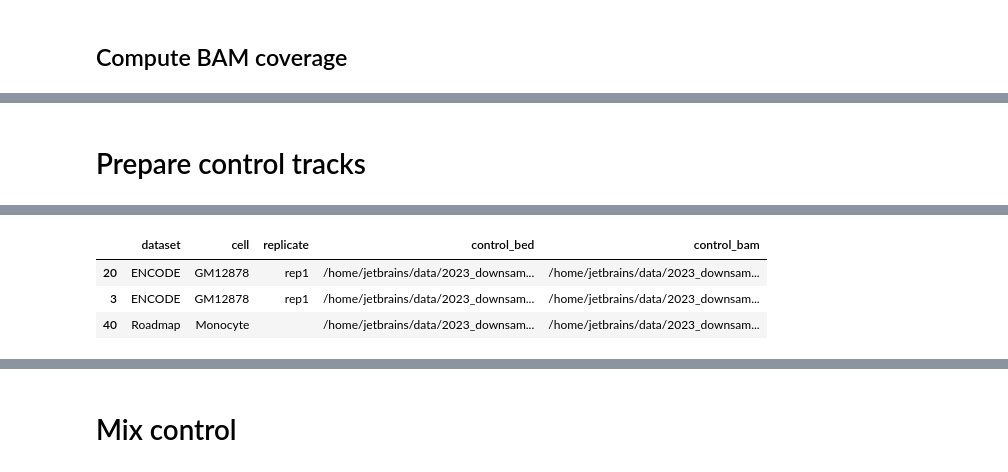
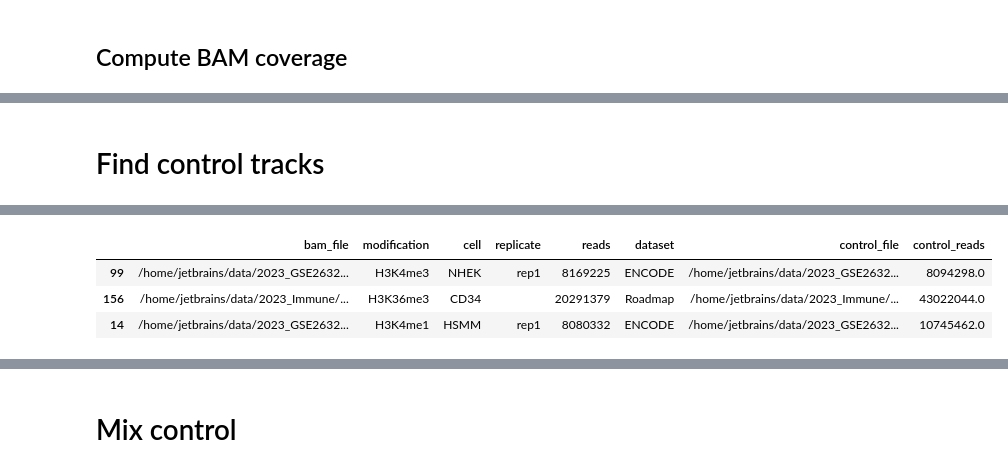
Before and after one commit to JetBrains-Research/peak-callers-analysis, a Jupyter notebook: 2023 - downsample_mix.ipynb, the cells around one changed output, grey strips where cells are left out. Saved outputs shown, nothing was run; the diff lists cells and outputs as text; code cells hidden in the pictures.

Commit message:
Analysis of full BAM downsampling and mixing on the limited number of cells.

```diff
--- a/2023 - downsample_mix.ipynb
+++ b/2023 - downsample_mix.ipynb
@@ -254,20 +251,0 @@ df_bam_beds = df_bams[df_bams['modification'] != 'Control'].copy()
-# %%
-DOWNSAMPLE_DIR = os.path.expanduser('~/data/2023_downsample')
-DOWNSAMPLE_FRACTIONS = [0.7, 0.5, 0.2, 0.1]
-# %%
-! mkdir -p {DOWNSAMPLE_DIR}/bed
-
-beds = []
-for _, (c, bam_file) in tqdm(df_bam_beds[['cell', 'bam_file']].iterrows()):
-    bed_file = f'{DOWNSAMPLE_DIR}/bed/{os.path.basename(bam_file).replace(".bam", "_chr1.bed")}'
-    # Limit cells
-    if c not in ['GM12878', 'K562', 'Huvec', 'TCell', 'BCell', 'Monocyte']:
-        beds.append(bed_file)
-        continue
-    print(bed_file)
-    beds.append(bed_file)
-    tab = '\t'
-    if not os.path.exists(bed_file):
-        ! bamToBed -i {bam_file} | grep "chr1{tab}" > {bed_file}
-df_bam_beds['bed_file'] = beds
-df_bam_beds.sample(3)
@@ -354,40 +252,38 @@ Signal /home/jetbrains/data/2023_downsample/bed/PBMC_H3K27me3_hg38_ENCFF670TYI_c
 # %% [markdown]
-# Prepare control tracks
+# Find control tracks
 # %%
 ! mkdir -p {DOWNSAMPLE_DIR}/bams
 controls = []
+control_reads = []
 
-for _, (ds, m, c, r, bam_file, bed_file) in tqdm(
-        df_bam_beds[['dataset', 'modification', 'cell', 'replicate', 'bam_file', 'bed_file']].iterrows()):
-    # Limit cells
-    if c not in ['GM12878', 'K562', 'Huvec', 'TCell', 'BCell', 'Monocyte']:
+for _, (ds, m, c, r) in tqdm(
+        df_bams[['dataset', 'modification', 'cell', 'replicate']].iterrows()):
+    if m == 'Control':
+        controls.append(None)
+        control_reads.append(None)
         continue
-    print(ds, m, c, r, bam_file, bed_file)
+    # # Limit cells
+    # if c not in ['GM12878', 'K562', 'Huvec', 'TCell', 'BCell', 'Monocyte']:
+    #     controls.append(None)
+    #     control_reads.append(None)
+    #     continue
+    print(ds, m, c, r)
     t = df_bams[(df_bams['dataset'] == ds) & (df_bams['modification'] == 'Control') & (df_bams['cell'] == c)]
     tr = t[t['replicate'] == r]
-    control_bam = None
+    bam, reads = None, None
     if len(tr) == 1:
-        control_bam = tr['bam_file'].values[0]
+        bam = tr['bam_file'].values[0]
+        reads = tr['reads'].values[0]
     elif len(t) == 1:
-        control_bam = t['bam_file'].values[0]
-    if control_bam is None:
+        bam = t['bam_file'].values[0]
+        reads = t['reads'].values[0]
+    controls.append(bam)
+    control_reads.append(reads)
+    if bam is None:
         print('No control', ds, m, c, r)
-        display(t)
         continue
 
-    control_name = os.path.basename(control_bam)
-    control_bed = f'{DOWNSAMPLE_DIR}/bed/{control_name.replace(".bam", "_chr1.bed")}'
-    tab = '\t'
-    if not os.path.exists(control_bed):
-        print(f'Creating {control_bed}')
-        ! bamToBed -i {control_bam} | grep "chr1{tab}" > {control_bed}
-    control_bam = f'{DOWNSAMPLE_DIR}/bams/{control_name}'
-    if not os.path.exists(control_bam):
-        print(f'Creating {control_bam}')
-        ! bedToBam -i {control_bed} -g {DOWNSAMPLE_DIR}/hg38.chrom.sizes > {control_bam}
-    controls.append((ds, c, r, control_bed, control_bam))
-
-df_controls = pd.DataFrame(controls, columns=['dataset', 'cell', 'replicate', 'control_bed', 'control_bam'])
-del controls
-df_controls.sample(3)
+df_bams['control_file'] = controls
+df_bams['control_reads'] = control_reads
+df_bams.sample(3)
 # %% [output]
@@ -411,4 +307,4 @@ Roadmap H3K27ac Monocyte  /home/jetbrains/data/2023_Immune/bams/Monocyte_H3K27ac
-|  | dataset | cell | replicate | control_bed | control_bam |
-| 20 | ENCODE | GM12878 | rep1 | /home/jetbrains/data/2023_downsam... | /home/jetbrains/data/2023_downsam... |
-| 3 | ENCODE | GM12878 | rep1 | /home/jetbrains/data/2023_downsam... | /home/jetbrains/data/2023_downsam... |
-| 40 | Roadmap | Monocyte |  | /home/jetbrains/data/2023_downsam... | /home/jetbrains/data/2023_downsam... |
+|  | bam_file | modification | cell | replicate | reads | dataset | control_file | control_reads |
+| 99 | /home/jetbrains/data/2023_GSE2632... | H3K4me3 | NHEK | rep1 | 8169225 | ENCODE | /home/jetbrains/data/2023_GSE2632... | 8094298.0 |
+| 156 | /home/jetbrains/data/2023_Immune/... | H3K36me3 | CD34 |  | 20291379 | Roadmap | /home/jetbrains/data/2023_Immune/... | 43022044.0 |
+| 14 | /home/jetbrains/data/2023_GSE2632... | H3K4me1 | HSMM | rep1 | 8080332 | ENCODE | /home/jetbrains/data/2023_GSE2632... | 10745462.0 |
```
Also changed, not shown: parts of 29 cells of this notebook.
